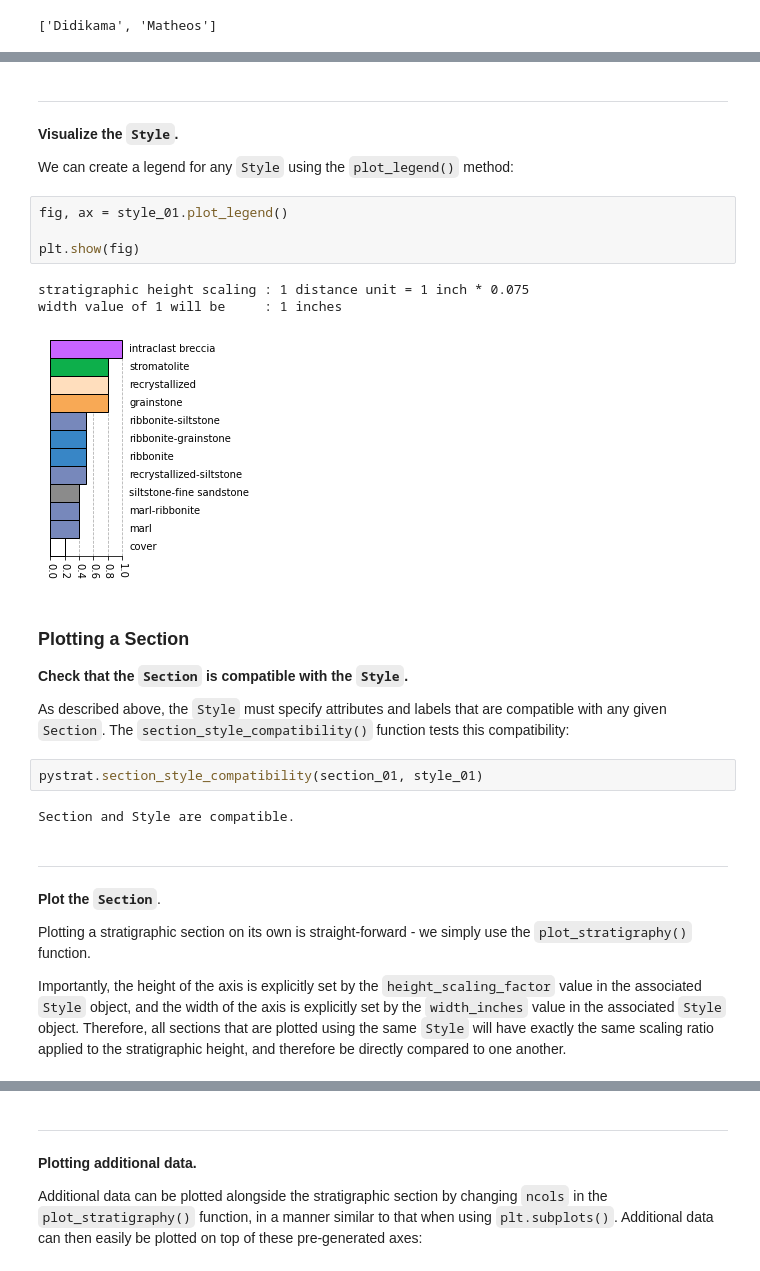
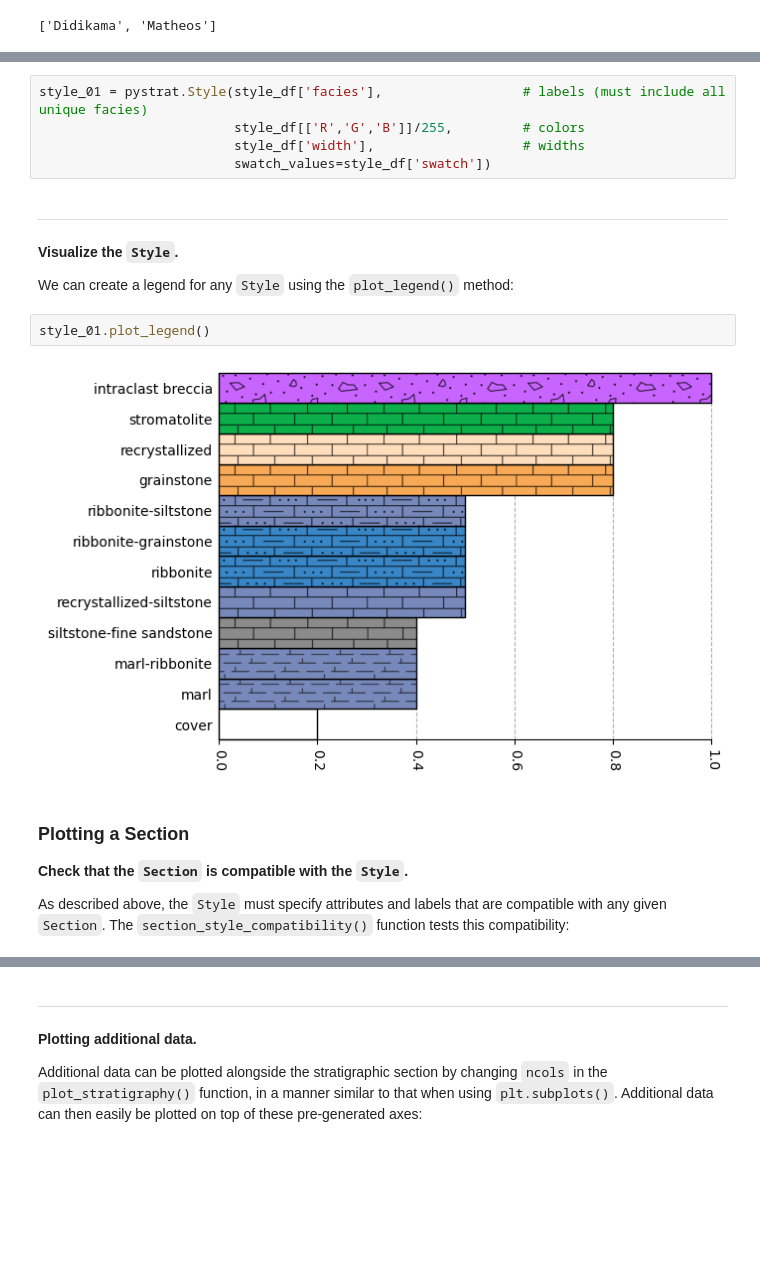
Before and after one commit to yuempark/pystrat, a Jupyter notebook: pystrat-tutorial.ipynb, the cells around one changed output, grey strips where cells are left out. Cells and saved outputs as stored; diff of their text form; blank space fills up the shorter version.

```diff
--- a/pystrat-tutorial.ipynb
+++ b/pystrat-tutorial.ipynb
@@ -362,30 +343,20 @@ style_01 = pystrat.Style('facies',color_style['COLOR'],color_style[['r','g','b']
+# %%
+style_01 = pystrat.Style(style_df['facies'],                  # labels (must include all unique facies)
+                         style_df[['R','G','B']]/255,         # colors
+                         style_df['width'],                   # widths
+                         swatch_values=style_df['swatch'])
 # %% [markdown]
 ---
 **Visualize the `Style`.**
 
 We can create a legend for any `Style` using the `plot_legend()` method:
-# %%
-fig, ax = style_01.plot_legend()
-
-plt.show(fig)
-# %% [output]
-stratigraphic height scaling : 1 distance unit = 1 inch * 0.075
-width value of 1 will be     : 1 inches
-[figure, removed]
+# %%
+style_01.plot_legend()
+# %% [output]
+[figure, added]
 # %% [markdown]
 ### Plotting a Section
 
 **Check that the `Section` is compatible with the `Style`.**
 
 As described above, the `Style` must specify attributes and labels that are compatible with any given `Section`. The `section_style_compatibility()` function tests this compatibility:
-# %%
-pystrat.section_style_compatibility(section_01, style_01)
-# %% [output]
-Section and Style are compatible.
-# %% [markdown]
----
-**Plot the `Section`**.
-
-Plotting a stratigraphic section on its own is straight-forward - we simply use the `plot_stratigraphy()` function.
-
-Importantly, the height of the axis is explicitly set by the `height_scaling_factor` value in the associated `Style` object, and the width of the axis is explicitly set by the `width_inches` value in the associated `Style` object. Therefore, all sections that are plotted using the same `Style` will have exactly the same scaling ratio applied to the stratigraphic height, and therefore be directly compared to one another.
```
Also changed, not shown: parts of 26 cells of this notebook, 10 other files.
